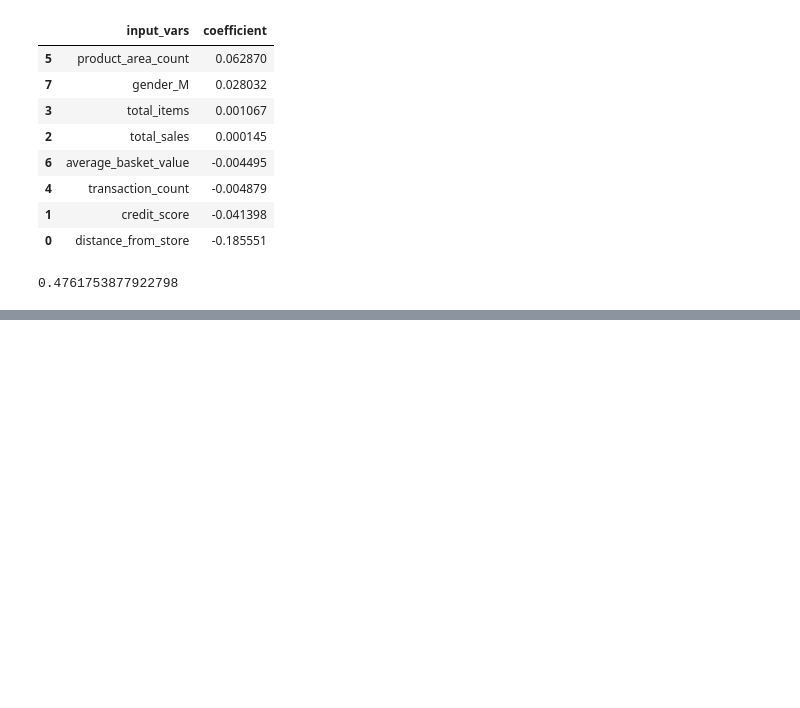
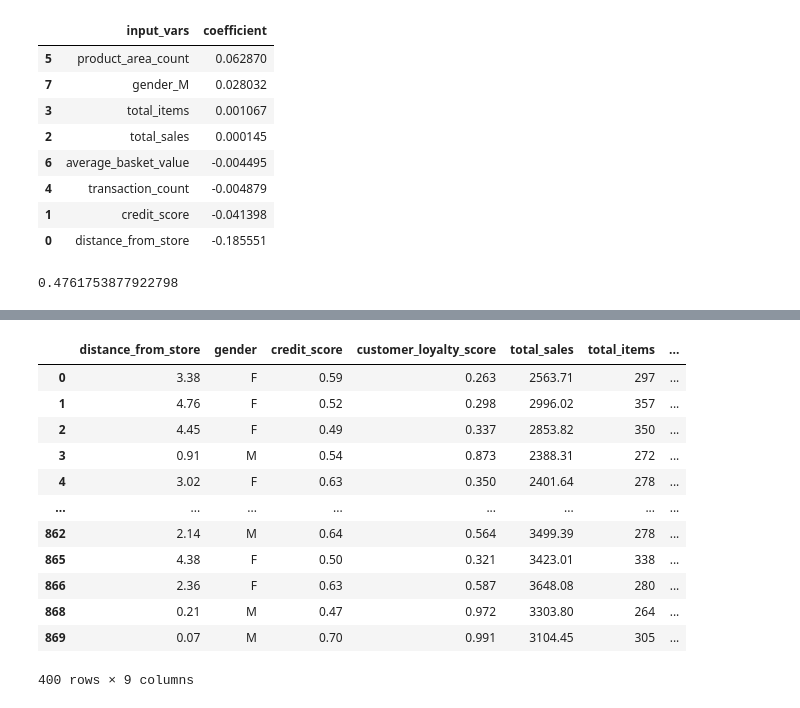
Before and after one commit to ibiene-ds/predict-loyalty-score, a Jupyter notebook: Predicting Customer Loyalty Scores.ipynb, the cells around one changed output, grey strips where cells are left out. Saved outputs shown, nothing was run; the diff lists cells and outputs as text; code cells hidden in the pictures; blank space fills up the shorter version.

```diff
--- a/Predicting Customer Loyalty Scores.ipynb
+++ b/Predicting Customer Loyalty Scores.ipynb
@@ -334,0 +378,2 @@ regressor.intercept_
+# %%
+data_for_model = pickle.load(open('abc_regression_modelling.p', 'rb'))
@@ -334,0 +585,2 @@ regressor.intercept_
+# %%
+data_for_model = pickle.load(open('abc_regression_modelling.p', 'rb'))
@@ -334,0 +603,18 @@ regressor.intercept_
+# %%
+data_for_model.drop('customer_id', axis = 1, inplace= True)
+# %%
+data_for_model
+# %% [output]
+|  | distance_from_store | gender | credit_score | customer_loyalty_score | total_sales | total_items | ... |
+| 0 | 3.38 | F | 0.59 | 0.263 | 2563.71 | 297 | ... |
+| 1 | 4.76 | F | 0.52 | 0.298 | 2996.02 | 357 | ... |
+| 2 | 4.45 | F | 0.49 | 0.337 | 2853.82 | 350 | ... |
+| 3 | 0.91 | M | 0.54 | 0.873 | 2388.31 | 272 | ... |
+| 4 | 3.02 | F | 0.63 | 0.350 | 2401.64 | 278 | ... |
+| ... | ... | ... | ... | ... | ... | ... | ... |
+| 862 | 2.14 | M | 0.64 | 0.564 | 3499.39 | 278 | ... |
+| 865 | 4.38 | F | 0.50 | 0.321 | 3423.01 | 338 | ... |
+| 866 | 2.36 | F | 0.63 | 0.587 | 3648.08 | 280 | ... |
+| 868 | 0.21 | M | 0.47 | 0.972 | 3303.80 | 264 | ... |
+| 869 | 0.07 | M | 0.70 | 0.991 | 3104.45 | 305 | ... |
+400 rows × 9 columns
```
Also changed, not shown: parts of 85 cells of this notebook.
